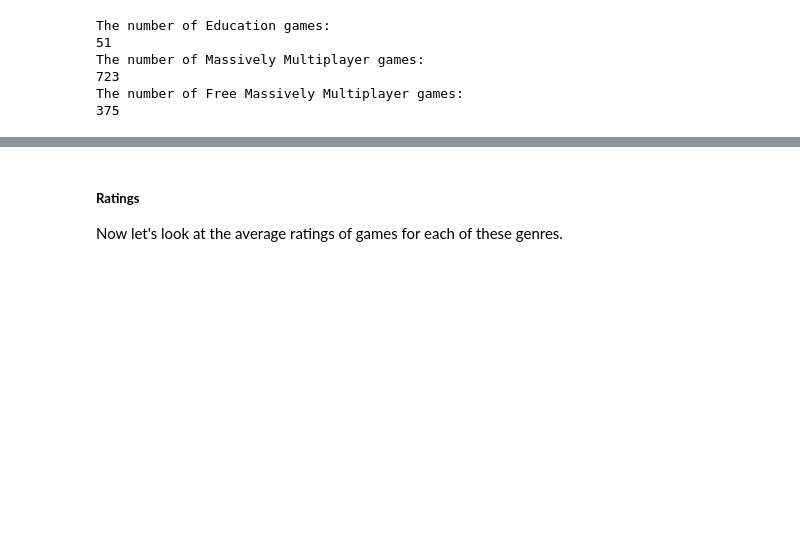
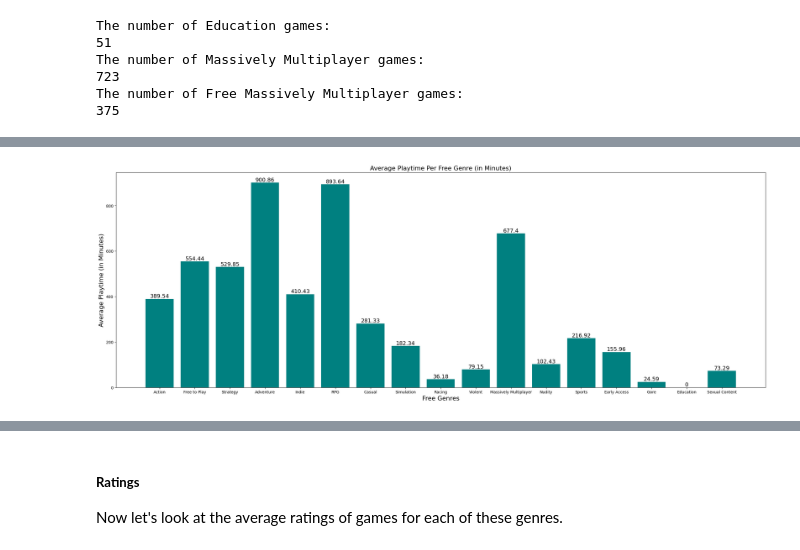
Before and after one commit to kevinrr888/kevinrr888.github.io, a Jupyter notebook: game_popularity.ipynb, the cells around one changed output, grey strips where cells are left out. Drawn from its saved outputs; the diff is of its cells as text; code cells hidden in the pictures; blank space fills up the shorter version.

```diff
--- a/game_popularity.ipynb
+++ b/game_popularity.ipynb
@@ -420,0 +465,19 @@ Now let's look at the average and median playtimes for each of these genres.
+# %%
+plt.figure(figsize=(30,10))
+plt.xlabel("Free Genres", fontsize=16)
+plt.ylabel("Average Playtime (in Minutes)", fontsize=16)
+plt.title("Average Playtime Per Free Genre (in Minutes)", fontsize=16)
+
+free_games = games_df.loc[games_df["genre_Free to Play"] == 1]
+genre_to_rev = {}
+for genre in genres:
+    # Filter the df to just include the rows/games which are the genre 'genre'
+    free_genre_games = free_games.loc[games_df["genre_" + genre] == 1]
+    # Round to avoid long chart labels
+    genre_to_rev.update({genre : round(mean(free_genre_games['average_playtime']), 2)})
+
+barplot = plt.bar(genre_to_rev.keys(), genre_to_rev.values(), color='teal')
+plt.bar_label(barplot, labels=genre_to_rev.values(), fontsize=14)
+plt.show()
+# %% [output]
+[figure, added]
```
Also changed, not shown: parts of 7 cells of this notebook, 1 other file.
